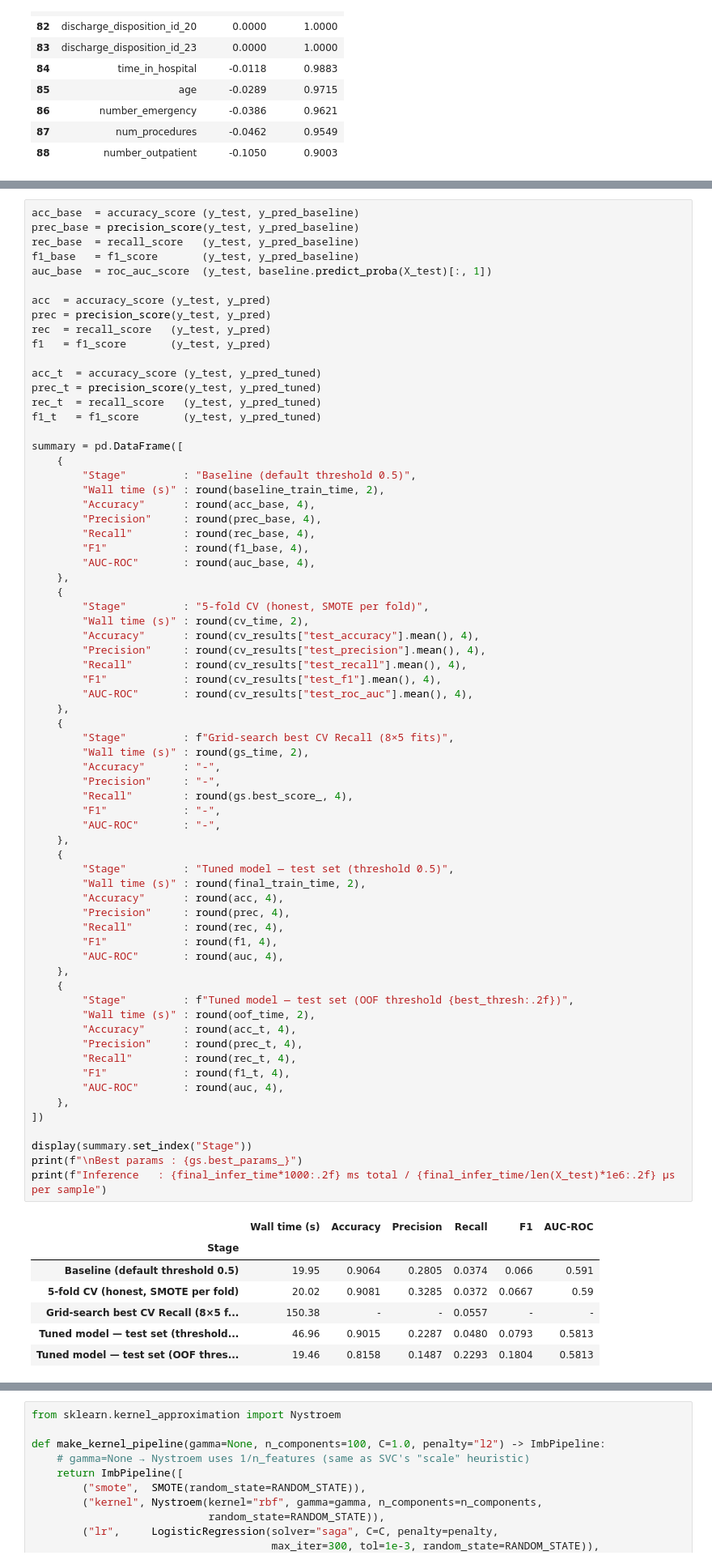
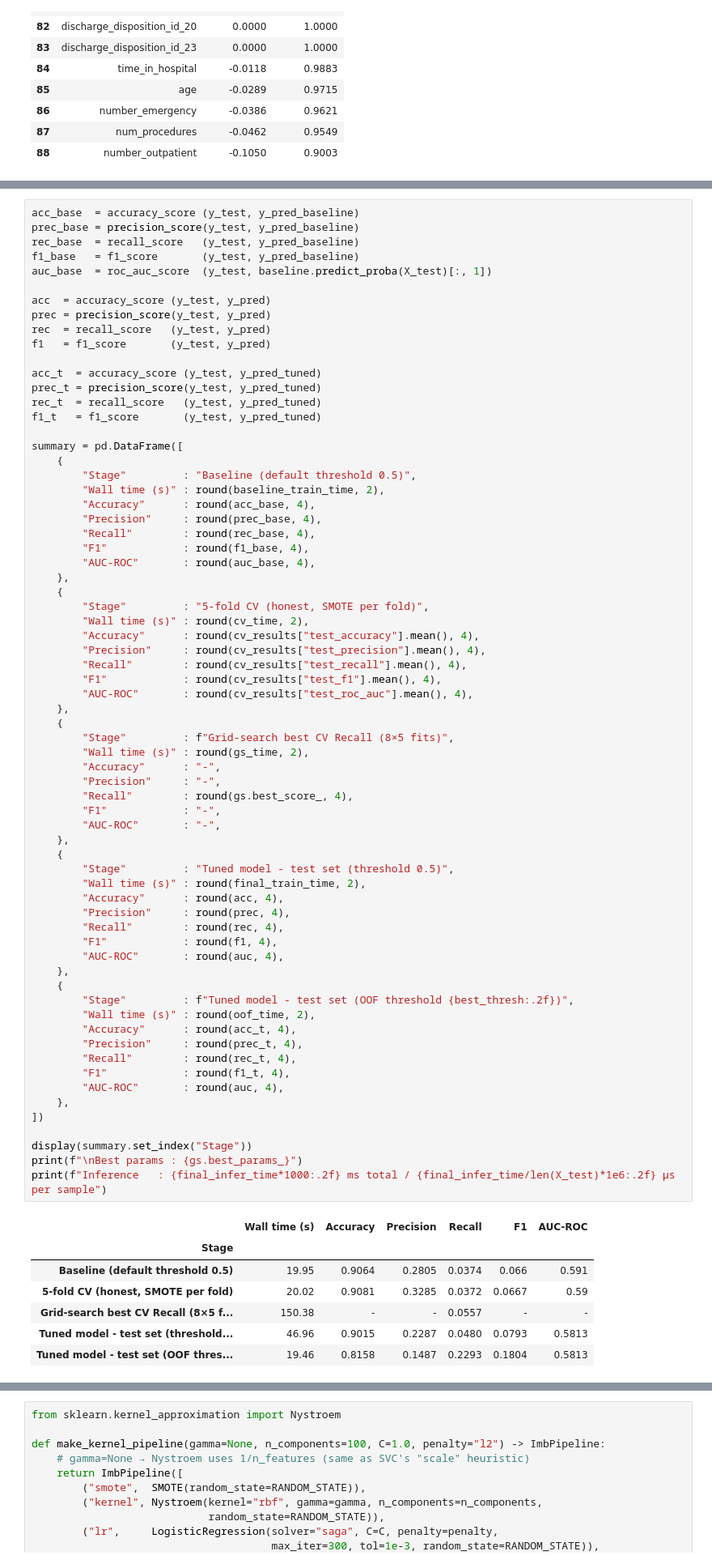
Before and after one commit to svrdgo/diabetes-readmission-risk, a Jupyter notebook: logistic_regression.ipynb, the cells around one changed output, grey strips where cells are left out. Shown at 81% size. Drawn from its saved outputs; the diff is of its cells as text.

```diff
--- a/logistic_regression.ipynb
+++ b/logistic_regression.ipynb
@@ -550,37 +550,37 @@ summary = pd.DataFrame([
         "F1"            : "-",
         "AUC-ROC"       : "-",
     },
     {
-        "Stage"         : "Tuned model — test set (threshold 0.5)",
+        "Stage"         : "Tuned model - test set (threshold 0.5)",
         "Wall time (s)" : round(final_train_time, 2),
         "Accuracy"      : round(acc, 4),
         "Precision"     : round(prec, 4),
         "Recall"        : round(rec, 4),
         "F1"            : round(f1, 4),
         "AUC-ROC"       : round(auc, 4),
     },
     {
-        "Stage"         : f"Tuned model — test set (OOF threshold {best_thresh:.2f})",
+        "Stage"         : f"Tuned model - test set (OOF threshold {best_thresh:.2f})",
         "Wall time (s)" : round(oof_time, 2),
         "Accuracy"      : round(acc_t, 4),
         "Precision"     : round(prec_t, 4),
         "Recall"        : round(rec_t, 4),
         "F1"            : round(f1_t, 4),
         "AUC-ROC"       : round(auc, 4),
     },
 ])
 
 display(summary.set_index("Stage"))
 print(f"\nBest params : {gs.best_params_}")
 print(f"Inference   : {final_infer_time*1000:.2f} ms total / {final_infer_time/len(X_test)*1e6:.2f} µs per sample")
 # %% [output]
 |  | Wall time (s) | Accuracy | Precision | Recall | F1 | AUC-ROC |
 | Stage |  |  |  |  |  |  |
 | Baseline (default threshold 0.5) | 19.95 | 0.9064 | 0.2805 | 0.0374 | 0.066 | 0.591 |
 | 5-fold CV (honest, SMOTE per fold) | 20.02 | 0.9081 | 0.3285 | 0.0372 | 0.0667 | 0.59 |
 | Grid-search best CV Recall (8×5 f... | 150.38 | - | - | 0.0557 | - | - |
-| Tuned model — test set (threshold... | 46.96 | 0.9015 | 0.2287 | 0.0480 | 0.0793 | 0.5813 |
-| Tuned model — test set (OOF thres... | 19.46 | 0.8158 | 0.1487 | 0.2293 | 0.1804 | 0.5813 |
+| Tuned model - test set (threshold... | 46.96 | 0.9015 | 0.2287 | 0.0480 | 0.0793 | 0.5813 |
+| Tuned model - test set (OOF thres... | 19.46 | 0.8158 | 0.1487 | 0.2293 | 0.1804 | 0.5813 |
 Best params : {'lr__C': 0.01, 'lr__penalty': 'l1'}
 Inference   : 13.90 ms total / 1.00 µs per sample
 # %% [markdown]
```
Also changed, not shown: parts of 18 cells of this notebook, 5 other files.
